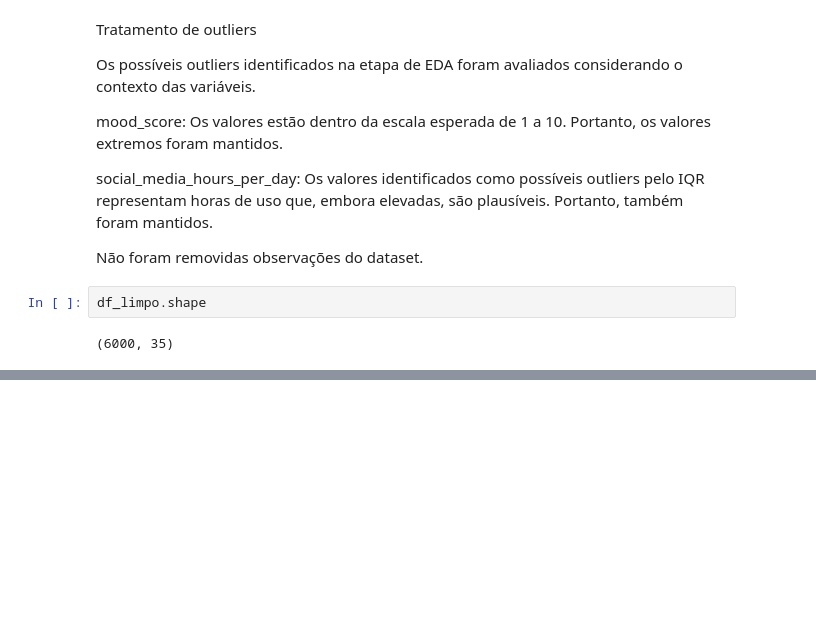
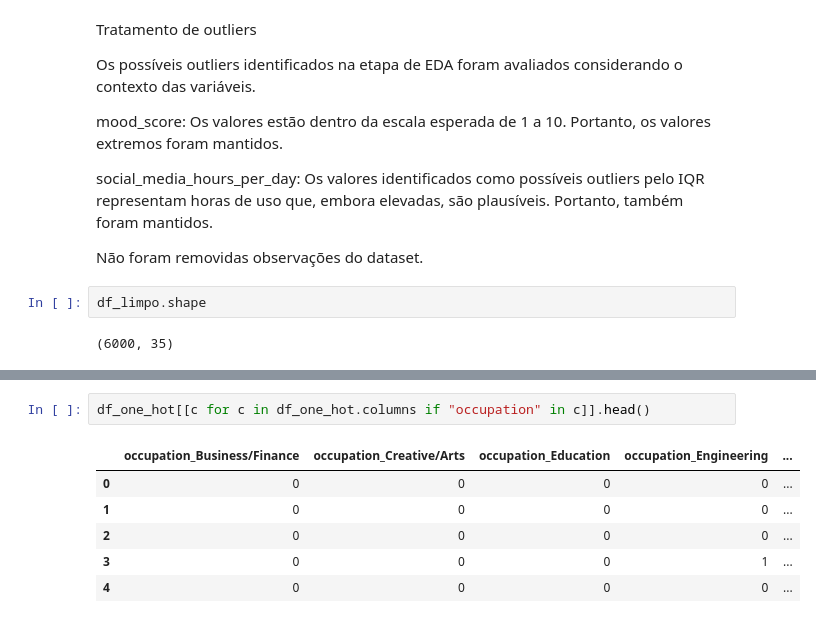
Before and after one commit to lucascsantos07/analise_preparacao_dados, a Jupyter notebook: notebooks/02_preprocessing.ipynb, the cells around one changed output, grey strips where cells are left out. Drawn from its saved outputs; the diff is of its cells as text; blank space fills up the shorter version.

```diff
--- a/notebooks/02_preprocessing.ipynb
+++ b/notebooks/02_preprocessing.ipynb
@@ -97,0 +356,9 @@ df_limpo.shape
+# %%
+df_one_hot[[c for c in df_one_hot.columns if "occupation" in c]].head()
+# %% [output]
+|  | occupation_Business/Finance | occupation_Creative/Arts | occupation_Education | occupation_Engineering | ... |
+| 0 | 0 | 0 | 0 | 0 | ... |
+| 1 | 0 | 0 | 0 | 0 | ... |
+| 2 | 0 | 0 | 0 | 0 | ... |
+| 3 | 0 | 0 | 0 | 1 | ... |
+| 4 | 0 | 0 | 0 | 0 | ... |
```
Also changed, not shown: parts of 22 cells of this notebook, 3 other files.
